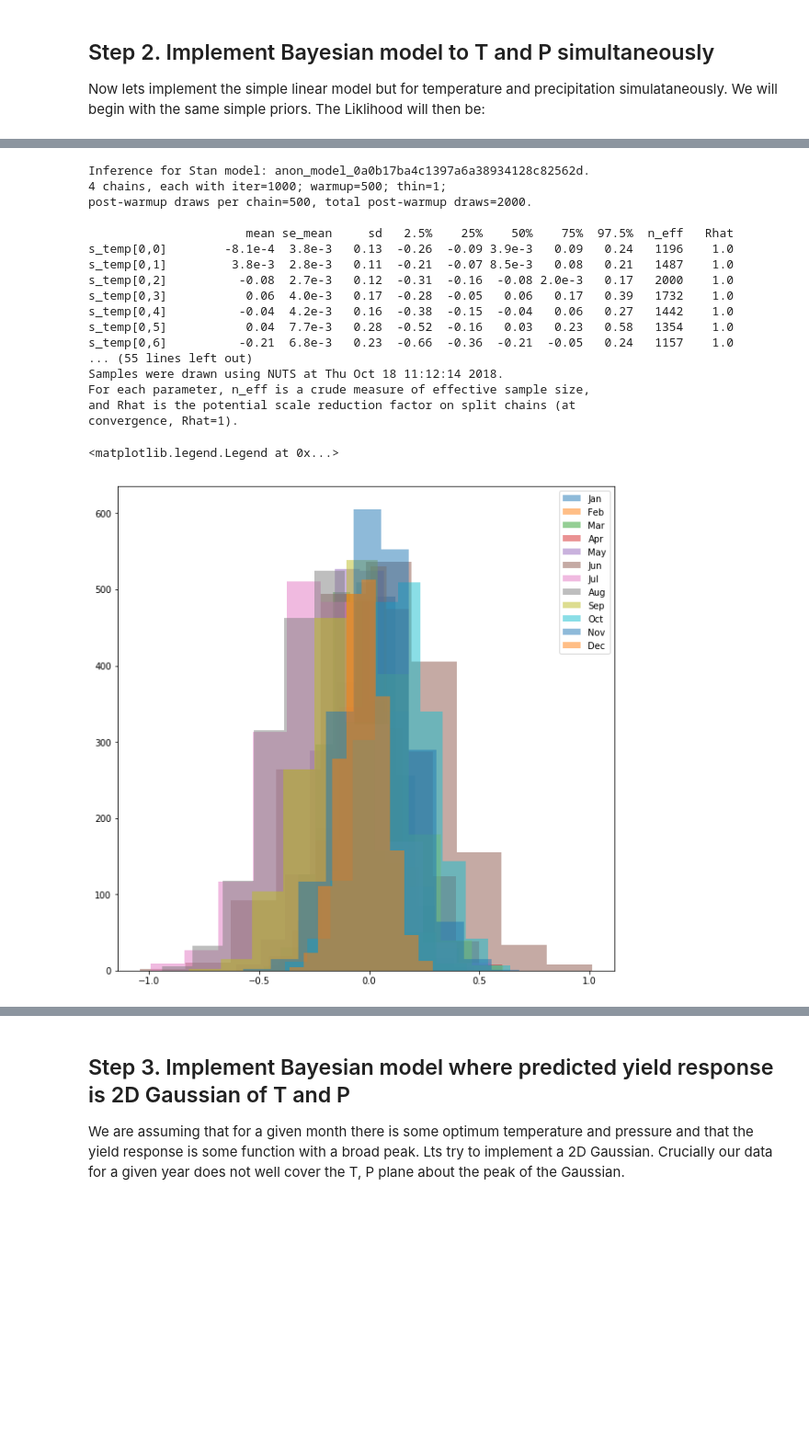
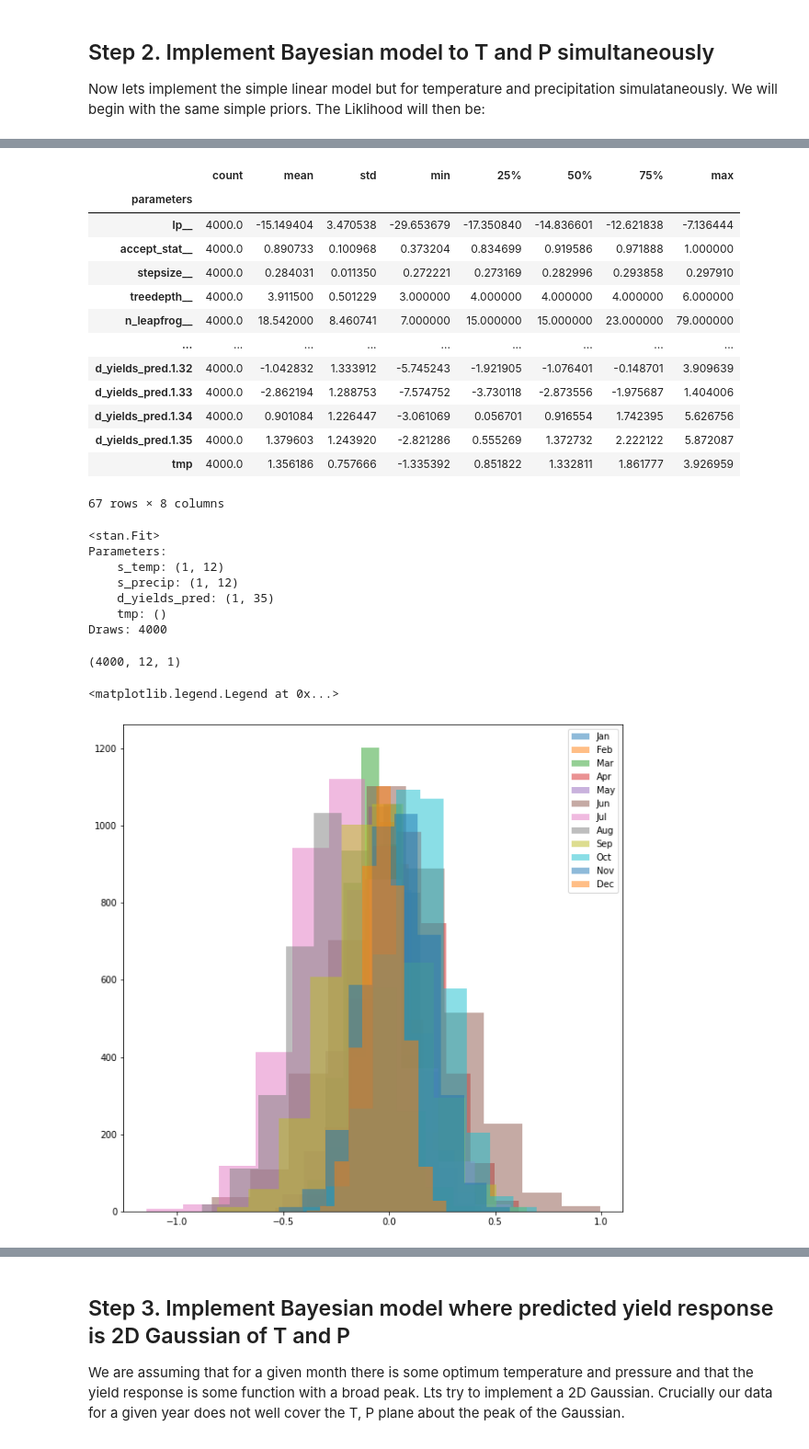
Before and after one commit to AnisaAubin/facynation, a Jupyter notebook: 3_Overview.ipynb, the cells around one changed output, grey strips where cells are left out. Shown at 92% size. Cells and saved outputs as stored; diff of their text form; code cells hidden in the pictures; blank space fills up the shorter version.

```diff
--- a/3_Overview.ipynb
+++ b/3_Overview.ipynb
@@ -65,0 +61,5 @@ fit=sm.sampling(data=data,chains=4,iter=1000,verbose=True)
+# %%
+with open('stan/BMSM-2d.stan', 'r') as f:
+    model = f.read()
+# Compile model
+sm=stan.build(model, data)
@@ -65,0 +71,2 @@ fit=sm.sampling(data=data,chains=4,iter=1000,verbose=True)
+# %%
+fit=sm.sample(num_chains=4,num_samples=1000)
@@ -65,0 +91,18 @@ fit=sm.sampling(data=data,chains=4,iter=1000,verbose=True)
+# %%
+df = fit.to_frame()
+df.describe().T
+# %% [output]
+|  | count | mean | std | min | 25% | 50% | 75% | max |
+| parameters |  |  |  |  |  |  |  |  |
+| lp__ | 4000.0 | -15.149404 | 3.470538 | -29.653679 | -17.350840 | -14.836601 | -12.621838 | -7.136444 |
+| accept_stat__ | 4000.0 | 0.890733 | 0.100968 | 0.373204 | 0.834699 | 0.919586 | 0.971888 | 1.000000 |
+| stepsize__ | 4000.0 | 0.284031 | 0.011350 | 0.272221 | 0.273169 | 0.282996 | 0.293858 | 0.297910 |
+| treedepth__ | 4000.0 | 3.911500 | 0.501229 | 3.000000 | 4.000000 | 4.000000 | 4.000000 | 6.000000 |
+| n_leapfrog__ | 4000.0 | 18.542000 | 8.460741 | 7.000000 | 15.000000 | 15.000000 | 23.000000 | 79.000000 |
+| ... | ... | ... | ... | ... | ... | ... | ... | ... |
+| d_yields_pred.1.32 | 4000.0 | -1.042832 | 1.333912 | -5.745243 | -1.921905 | -1.076401 | -0.148701 | 3.909639 |
+| d_yields_pred.1.33 | 4000.0 | -2.862194 | 1.288753 | -7.574752 | -3.730118 | -2.873556 | -1.975687 | 1.404006 |
+| d_yields_pred.1.34 | 4000.0 | 0.901084 | 1.226447 | -3.061069 | 0.056701 | 0.916554 | 1.742395 | 5.626756 |
+| d_yields_pred.1.35 | 4000.0 | 1.379603 | 1.243920 | -2.821286 | 0.555269 | 1.372732 | 2.222122 | 5.872087 |
+| tmp | 4000.0 | 1.356186 | 0.757666 | -1.335392 | 0.851822 | 1.332811 | 1.861777 | 3.926959 |
+67 rows × 8 columns
@@ -66,20 +111,10 @@ fit=sm.sampling(data=data,chains=4,iter=1000,verbose=True)
 # %%
 fit
 # %% [output]
-Inference for Stan model: anon_model_0a0b17ba4c1397a6a38934128c82562d.
-4 chains, each with iter=1000; warmup=500; thin=1;
-post-warmup draws per chain=500, total post-warmup draws=2000.
-
-                      mean se_mean     sd   2.5%    25%    50%    75%  97.5%  n_eff   Rhat
-s_temp[0,0]        -8.1e-4  3.8e-3   0.13  -0.26  -0.09 3.9e-3   0.09   0.24   1196    1.0
-s_temp[0,1]         3.8e-3  2.8e-3   0.11  -0.21  -0.07 8.5e-3   0.08   0.21   1487    1.0
-s_temp[0,2]          -0.08  2.7e-3   0.12  -0.31  -0.16  -0.08 2.0e-3   0.17   2000    1.0
-s_temp[0,3]           0.06  4.0e-3   0.17  -0.28  -0.05   0.06   0.17   0.39   1732    1.0
-s_temp[0,4]          -0.04  4.2e-3   0.16  -0.38  -0.15  -0.04   0.06   0.27   1442    1.0
-s_temp[0,5]           0.04  7.7e-3   0.28  -0.52  -0.16   0.03   0.23   0.58   1354    1.0
-s_temp[0,6]          -0.21  6.8e-3   0.23  -0.66  -0.36  -0.21  -0.05   0.24   1157    1.0
-... (55 lines left out)
-Samples were drawn using NUTS at Thu Oct 18 11:12:14 2018.
-For each parameter, n_eff is a crude measure of effective sample size,
-and Rhat is the potential scale reduction factor on split chains (at
-convergence, Rhat=1).
+<stan.Fit>
+Parameters:
+    s_temp: (1, 12)
+    s_precip: (1, 12)
+    d_yields_pred: (1, 35)
+    tmp: ()
+Draws: 4000
@@ -88,10 +121,14 @@ samples=fit.extract()
+# %%
+fit['s_temp'].T.shape
+# %% [output]
+(4000, 12, 1)
 # %%
 plt.figure(figsize=(10,10))
 for i in range(0,12):
-    plt.hist(samples['s_temp'][:,0,i], alpha=0.5,label=maize_temp.columns[1:][i])
+    plt.hist(fit['s_temp'].T[:,i,:], alpha=0.5,label=maize_temp.columns[1:][i])
 plt.legend()
 # %% [output]
 <matplotlib.legend.Legend at 0x...>
-[figure, old version]
+[figure, new version]
 # %%
 plt.figure(figsize=(10,10))
```
Also changed, not shown: parts of 31 cells of this notebook, 4 other files.
